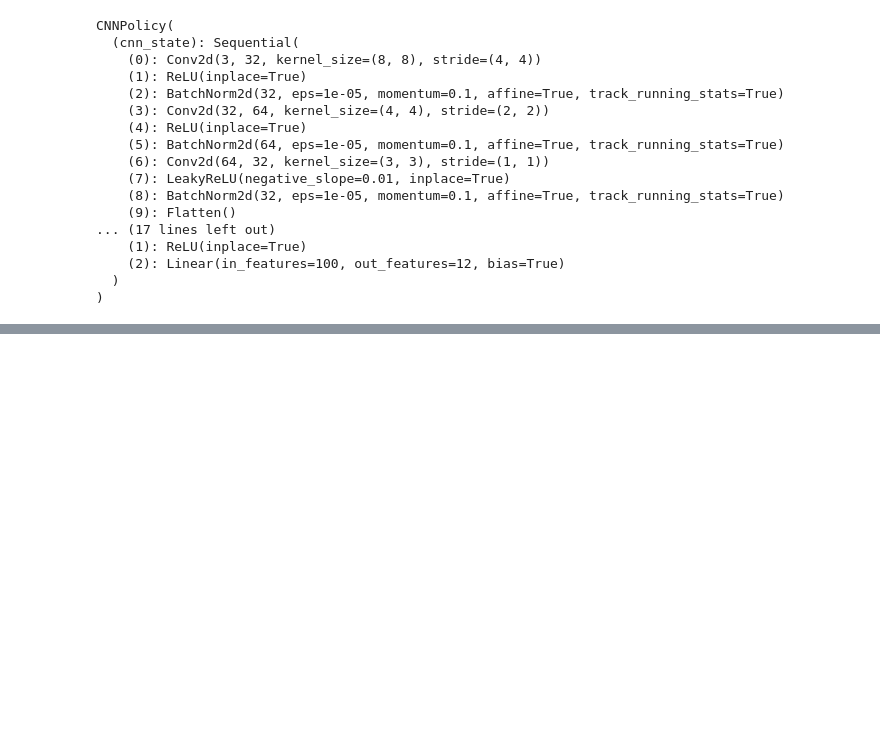
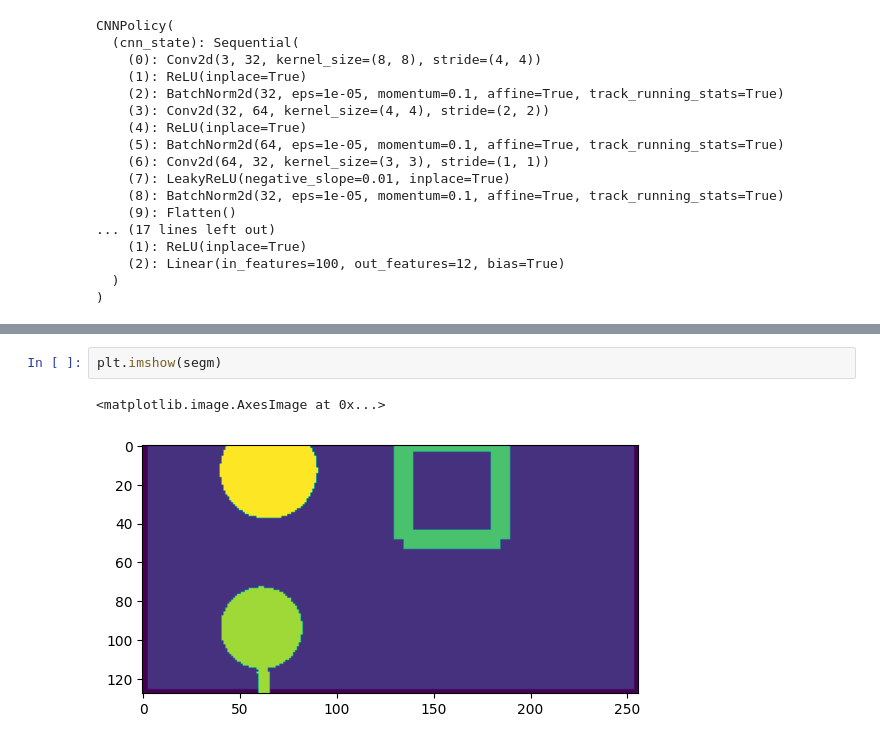
Before and after one commit to andipeng/align-lang, a Jupyter notebook: policy_experiments/mask_policy.ipynb, the cells around one changed output, grey strips where cells are left out. Drawn from its saved outputs; the diff is of its cells as text; blank space fills up the shorter version.

```diff
--- a/policy_experiments/mask_policy.ipynb
+++ b/policy_experiments/mask_policy.ipynb
@@ -419,0 +431,5 @@ print(sum(successes)/len(successes))
+# %%
+plt.imshow(segm)
+# %% [output]
+<matplotlib.image.AxesImage at 0x...>
+[figure, added]
```
Also changed, not shown: parts of 7 cells of this notebook, 40 other files.
